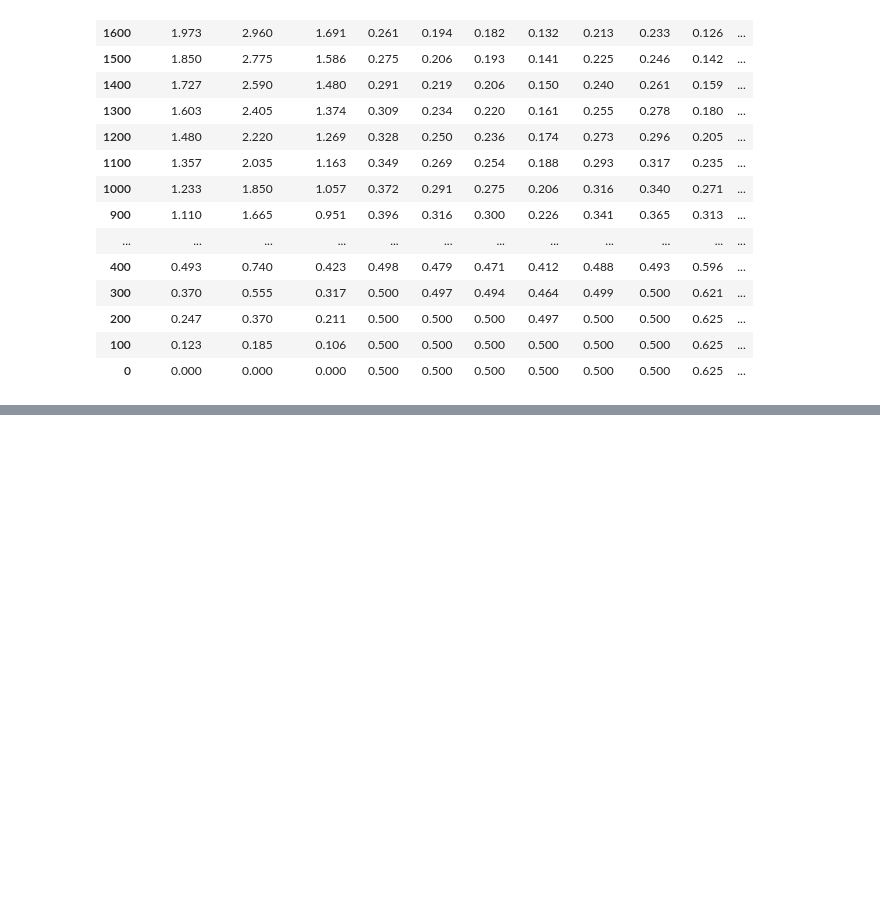
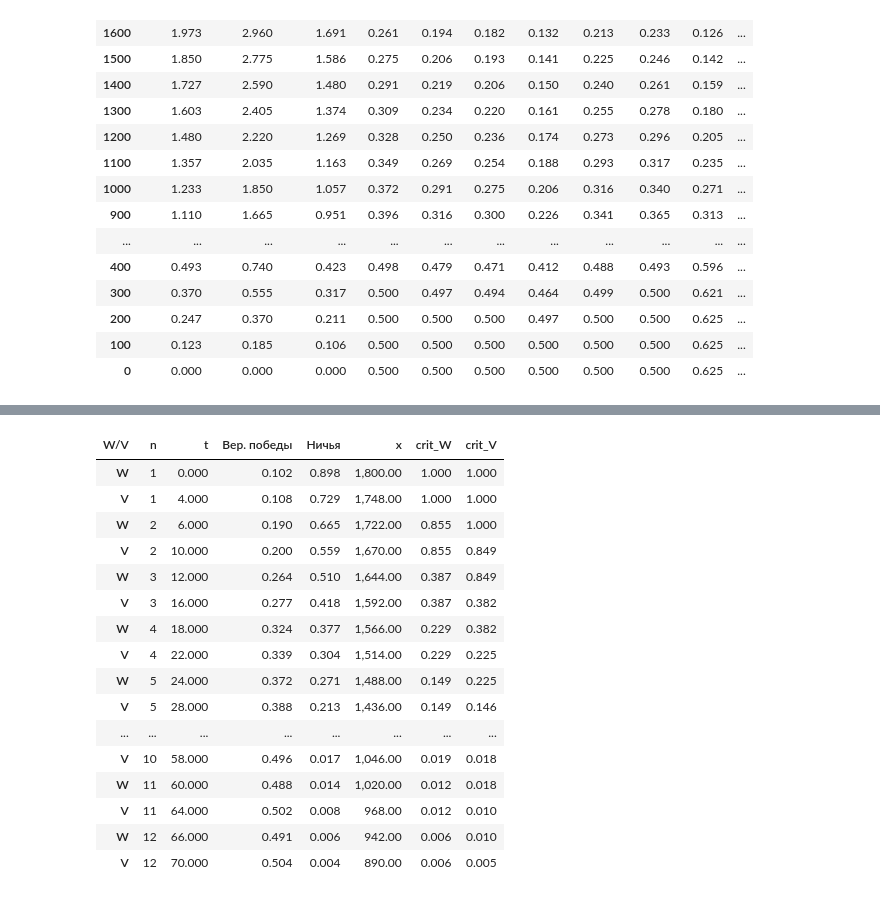
Before and after one commit to LaArkadiy/Sistemotechnika, a Jupyter notebook: DZ.ipynb, the cells around one changed output, grey strips where cells are left out. Drawn from its saved outputs; the diff is of its cells as text; code cells hidden in the pictures; blank space fills up the shorter version.

```diff
--- a/DZ.ipynb
+++ b/DZ.ipynb
@@ -181,6 +181,7 @@ def duel(tank : SiStructure, sau : SiStructure):
 
     # расстояние
     x = x0
+    xs = [x0]
 
     # массив кто выстрелил
     who_shot = ['сау']
@@ -201,6 +202,10 @@ def duel(tank : SiStructure, sau : SiStructure):
     WV_minus_1 = 1 - Ws[-1]
 
     crit = True
+    crit_W, crit_V = [1], [1]
+
+    # матожидание сау
+    M = 1
 
     while W_tilds[-1] + V_tilds[-1] < 1 and x > 0 and N_tank < tank.Nb and N_sau < sau.Nb and crit:
         # W_tilds[-1] + V_tilds[-1] < 1 - пока их сумма не равна 1
@@ -220,6 +225,7 @@ def duel(tank : SiStructure, sau : SiStructure):
             t_tank -= 1 / tank.n * 60     # возвращаем время танку
             Ws.append(sau.W(tank.a,tank.b,x))
             W_tilds.append(W_tilds[-1] + WV_minus_1 * Ws[-1])
+            M += WV_minus_1
             WV_minus_1 *= 1 - Ws[-1]
             N_sau += 1
 
@@ -234,6 +240,9 @@ def duel(tank : SiStructure, sau : SiStructure):
             WV_minus_1 *= 1 - Vs[-1]
             N_tank += 1
 
+            if V_tilds[0] == 0:
+                V_tilds = V_tilds[1:]
+
         # выстрелили оба
         else:
             ts.append(t_tank)
@@ -247,16 +256,24 @@ def duel(tank : SiStructure, sau : SiStructure):
             N_sau += 1
             N_tank += 1
 
-        if len(W_tilds) > 1 and len(V_tilds) > 1:
-            crit = abs(W_tilds[-2] - W_tilds[-1]) / W_tilds[-2] > 0.01 or abs(V_tilds[-2] - V_tilds[-1]) / V_tilds[-2] > 0.01
+        xs.append(x0 - V_otn * ts[-1])
+
+        crit_W.append(abs(W_tilds[-2] - W_tilds[-1]) / W_tilds[-2] if len(W_tilds) > 1 else 1)
+        crit_V.append(abs(V_tilds[-2] - V_tilds[-1]) / V_tilds[-2] if len(V_tilds) > 1 else 1)
+
+        crit = crit_W[-1] > 0.01 or crit_V[-1] > 0.01
 
     return {
         't': np.array(ts),
         'who': np.array(who_shot),
         'W_tild': np.array(W_tilds),
-        'V_tild': np.array(V_tilds[1:]),
+        'V_tild': np.array(V_tilds),
+        'x': np.array(xs),
+        'crit_W': crit_W,
+        'crit_V': crit_V,
         'N_tank': N_tank,
-        'N_sau': N_sau
+        'N_sau': N_sau,
+        'M': M
     }
 # %%
 def cyclogram(res_duel, mm = '', save_name = None):
@@ -326,9 +397,27 @@ def dynamic_plot(res_duel, mm = '', save_name = None):
 # %%
 res100 = duel(tank,sau100)
 cyclogram(res100,' 100-мм')
+duel_dataframe(res100)
 dynamic_plot(res100,' 100-мм')
 # %% [output]
 [drawing not drawn]
+| W/V | n | t | Вер. победы | Ничья | x | crit_W | crit_V |
+| W | 1 | 0.000 | 0.102 | 0.898 | 1,800.00 | 1.000 | 1.000 |
+| V | 1 | 4.000 | 0.108 | 0.729 | 1,748.00 | 1.000 | 1.000 |
+| W | 2 | 6.000 | 0.190 | 0.665 | 1,722.00 | 0.855 | 1.000 |
+| V | 2 | 10.000 | 0.200 | 0.559 | 1,670.00 | 0.855 | 0.849 |
+| W | 3 | 12.000 | 0.264 | 0.510 | 1,644.00 | 0.387 | 0.849 |
+| V | 3 | 16.000 | 0.277 | 0.418 | 1,592.00 | 0.387 | 0.382 |
+| W | 4 | 18.000 | 0.324 | 0.377 | 1,566.00 | 0.229 | 0.382 |
+| V | 4 | 22.000 | 0.339 | 0.304 | 1,514.00 | 0.229 | 0.225 |
+| W | 5 | 24.000 | 0.372 | 0.271 | 1,488.00 | 0.149 | 0.225 |
+| V | 5 | 28.000 | 0.388 | 0.213 | 1,436.00 | 0.149 | 0.146 |
+| ... | ... | ... | ... | ... | ... | ... | ... |
+| V | 10 | 58.000 | 0.496 | 0.017 | 1,046.00 | 0.019 | 0.018 |
+| W | 11 | 60.000 | 0.488 | 0.014 | 1,020.00 | 0.012 | 0.018 |
+| V | 11 | 64.000 | 0.502 | 0.008 | 968.00 | 0.012 | 0.010 |
+| W | 12 | 66.000 | 0.491 | 0.006 | 942.00 | 0.006 | 0.010 |
+| V | 12 | 70.000 | 0.504 | 0.004 | 890.00 | 0.006 | 0.005 |
 [drawing not drawn]
 # %%
 res152 = duel(tank,sau152)
```
Also changed, not shown: parts of 5 cells of this notebook.
